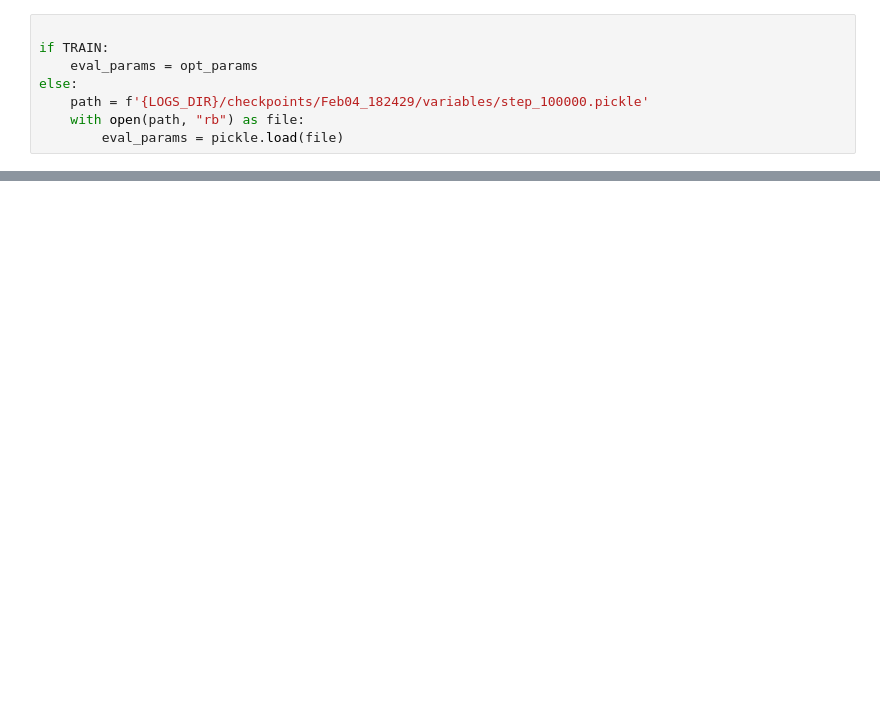
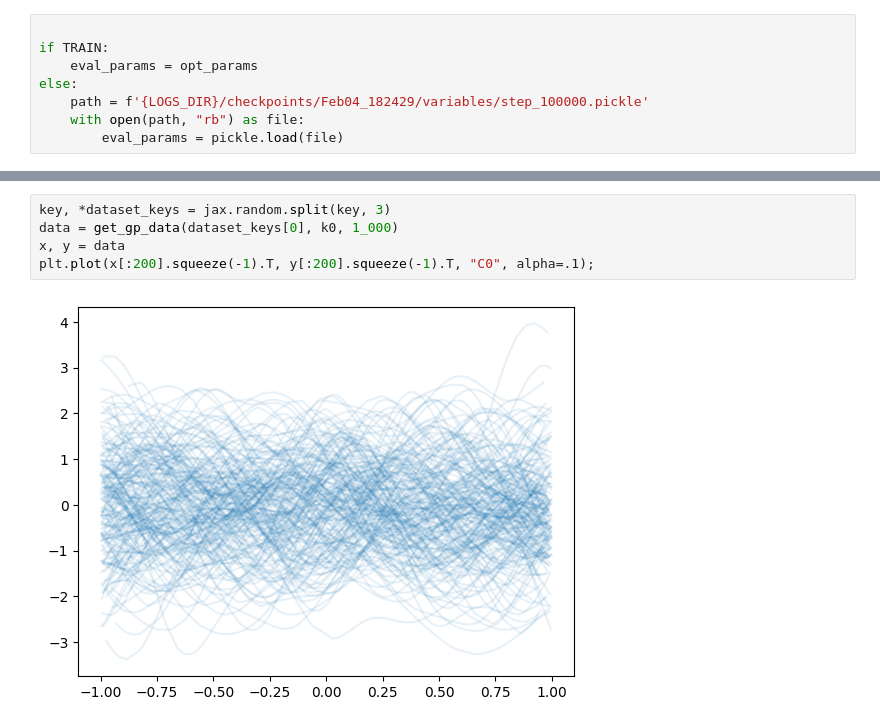
Before and after one commit to cambridge-mlg/neural_diffusion_processes, a Jupyter notebook: neural_diffusion_processes/notebooks/learn-score.ipynb, the cells around one changed output, grey strips where cells are left out. Drawn from its saved outputs; the diff is of its cells as text; blank space fills up the shorter version.

```diff
--- a/neural_diffusion_processes/notebooks/learn-score.ipynb
+++ b/neural_diffusion_processes/notebooks/learn-score.ipynb
@@ -363,0 +382,7 @@ plt.plot(x_test, out.ys[..., 0].T);
+# %%
+key, *dataset_keys = jax.random.split(key, 3)
+data = get_gp_data(dataset_keys[0], k0, 1_000)
+x, y = data
+plt.plot(x[:200].squeeze(-1).T, y[:200].squeeze(-1).T, "C0", alpha=.1);
+# %% [output]
+[figure, added]
```
Also changed, not shown: parts of 9 cells of this notebook, 1 other file.
